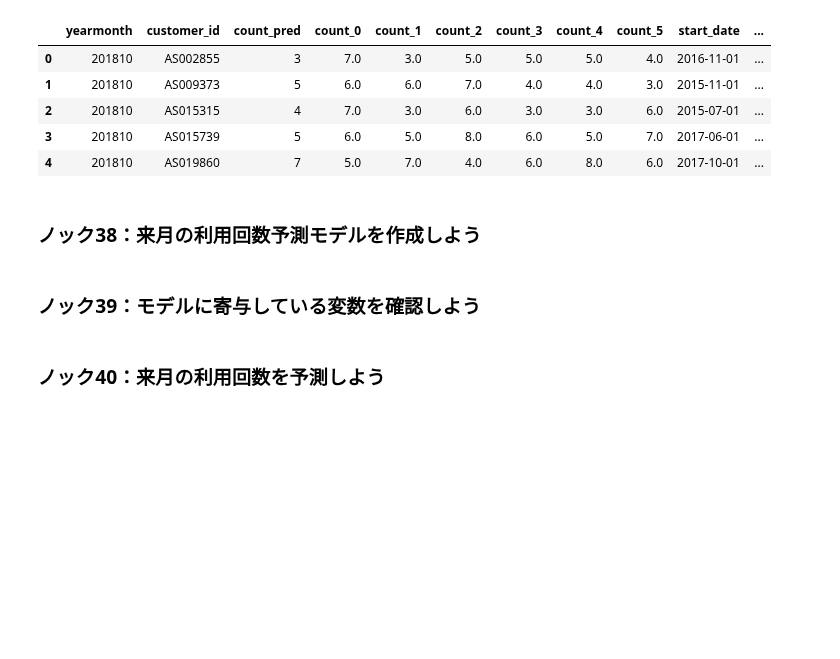
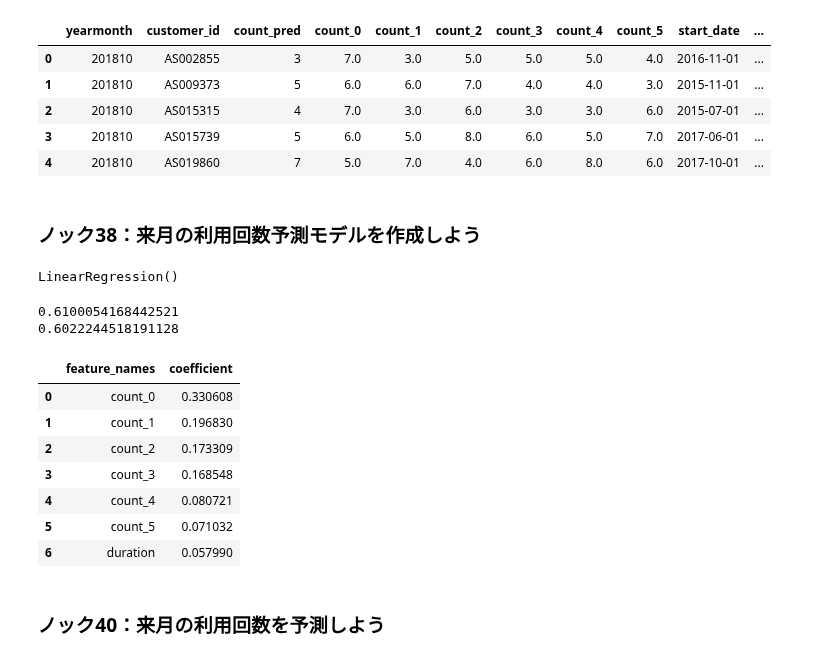
Before and after one commit to Rindrics/anlz100, a Jupyter notebook: chap4/chap4.ipynb, the cells around one changed output. Saved outputs shown, nothing was run; the diff lists cells and outputs as text; code cells hidden in the pictures; blank space fills up the shorter version.

Commit message:
Build model

```diff
--- a/chap4/chap4.ipynb
+++ b/chap4/chap4.ipynb
@@ -231,7 +231,34 @@ See the caveats in the documentation: https://pandas.pydata.org/pandas-docs/stab
 | 4 | 201810 | AS019860 | 7 | 5.0 | 7.0 | 4.0 | 6.0 | 8.0 | 6.0 | 2017-10-01 | ... |
 # %% [markdown]
 ### ノック38：来月の利用回数予測モデルを作成しよう
-# %% [markdown]
-### ノック39：モデルに寄与している変数を確認しよう
+# %%
+predict_data = predict_data.loc[predict_data['start_date']>=pd.to_datetime('20180401')]
+from sklearn import linear_model
+import sklearn.model_selection
+model = linear_model.LinearRegression()
+X = predict_data[['count_0', 'count_1', 'count_2', 'count_3', 'count_4', 'count_5', 'duration']]
+y = predict_data['count_pred']
+X_train, X_test, y_train, y_test = sklearn.model_selection.train_test_split(X, y)
+model.fit(X_train, y_train)
+# %% [output]
+LinearRegression()
+# %%
+print(model.score(X_train, y_train))
+print(model.score(X_test, y_test))
+# %% [output]
+0.6100054168442521
+0.6022244518191128
+# %%
+coef = pd.DataFrame({'feature_names':X.columns, 'coefficient':model.coef_})
+coef
+# %% [output]
+|  | feature_names | coefficient |
+| 0 | count_0 | 0.330608 |
+| 1 | count_1 | 0.196830 |
+| 2 | count_2 | 0.173309 |
+| 3 | count_3 | 0.168548 |
+| 4 | count_4 | 0.080721 |
+| 5 | count_5 | 0.071032 |
+| 6 | duration | 0.057990 |
 # %% [markdown]
 ### ノック40：来月の利用回数を予測しよう
```
